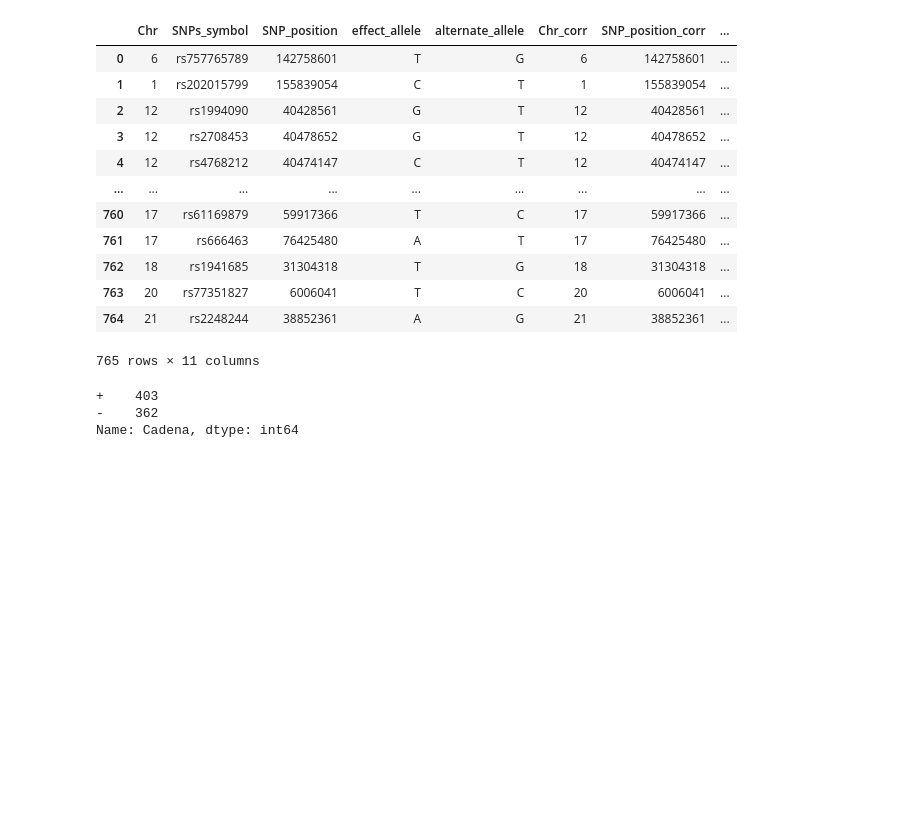
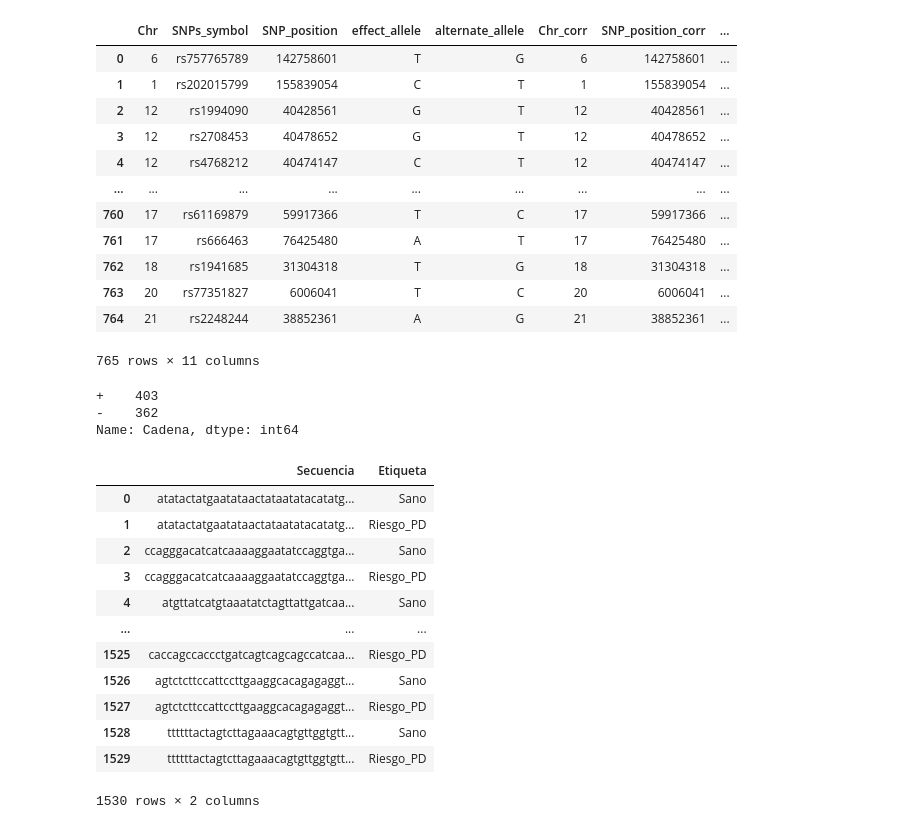
Before and after one commit to jbs1009/TFM_Jorge_Bermejo_Sacristan, a Jupyter notebook: Base_regiones_flanqueantes.ipynb, the cells around one changed output. Saved outputs shown, nothing was run; the diff lists cells and outputs as text; code cells hidden in the pictures; blank space fills up the shorter version.

Commit message:
Construida y guardada base_flanqueantes_1530.csv
Se genera y guarda en csv la base sintética de las regiones flanqueantes de 1001 nucleótidos. Resulta en 1530 filas.

```diff
--- a/Base_regiones_flanqueantes.ipynb
+++ b/Base_regiones_flanqueantes.ipynb
@@ -311,3 +312,38 @@ def extrae_region_parkinson(df_final_fila, reg_sana, ventana = 500):
     reg_park = reg_sana[:snp] + nuc + reg_sana[snp + 1:]
 
     return reg_park
+# %%
+secuencias = []
+etiquetas = []
+# rsIDs = []
+for i in range(len(df_puro)):
+
+    fila = df_puro.iloc[i]
+
+    reg_sana = extrae_region_sana(fila)
+    secuencias.append(str(reg_sana))
+    etiquetas.append("Sano")
+    # rsIDs.append(fila["SNPs_symbol"])
+
+    reg_park = extrae_region_parkinson(fila, reg_sana)
+    secuencias.append(str(reg_park))
+    etiquetas.append("Riesgo_PD")
+    # rsIDs.append(fila["SNPs_symbol"])
+# %%
+df_base_final = pd.DataFrame(list(zip(secuencias, etiquetas)), columns = ["Secuencia", "Etiqueta"])
+# %%
+df_base_final
+# %% [output]
+|  | Secuencia | Etiqueta |
+| 0 | atatactatgaatataactataatatacatatg... | Sano |
+| 1 | atatactatgaatataactataatatacatatg... | Riesgo_PD |
+| 2 | ccagggacatcatcaaaaggaatatccaggtga... | Sano |
+| 3 | ccagggacatcatcaaaaggaatatccaggtga... | Riesgo_PD |
+| 4 | atgttatcatgtaaatatctagttattgatcaa... | Sano |
+| ... | ... | ... |
+| 1525 | caccagccaccctgatcagtcagcagccatcaa... | Riesgo_PD |
+| 1526 | agtctcttccattccttgaaggcacagagaggt... | Sano |
+| 1527 | agtctcttccattccttgaaggcacagagaggt... | Riesgo_PD |
+| 1528 | ttttttactagtcttagaaacagtgttggtgtt... | Sano |
+| 1529 | ttttttactagtcttagaaacagtgttggtgtt... | Riesgo_PD |
+1530 rows × 2 columns
```
Also changed, not shown: parts of 2 cells of this notebook.
